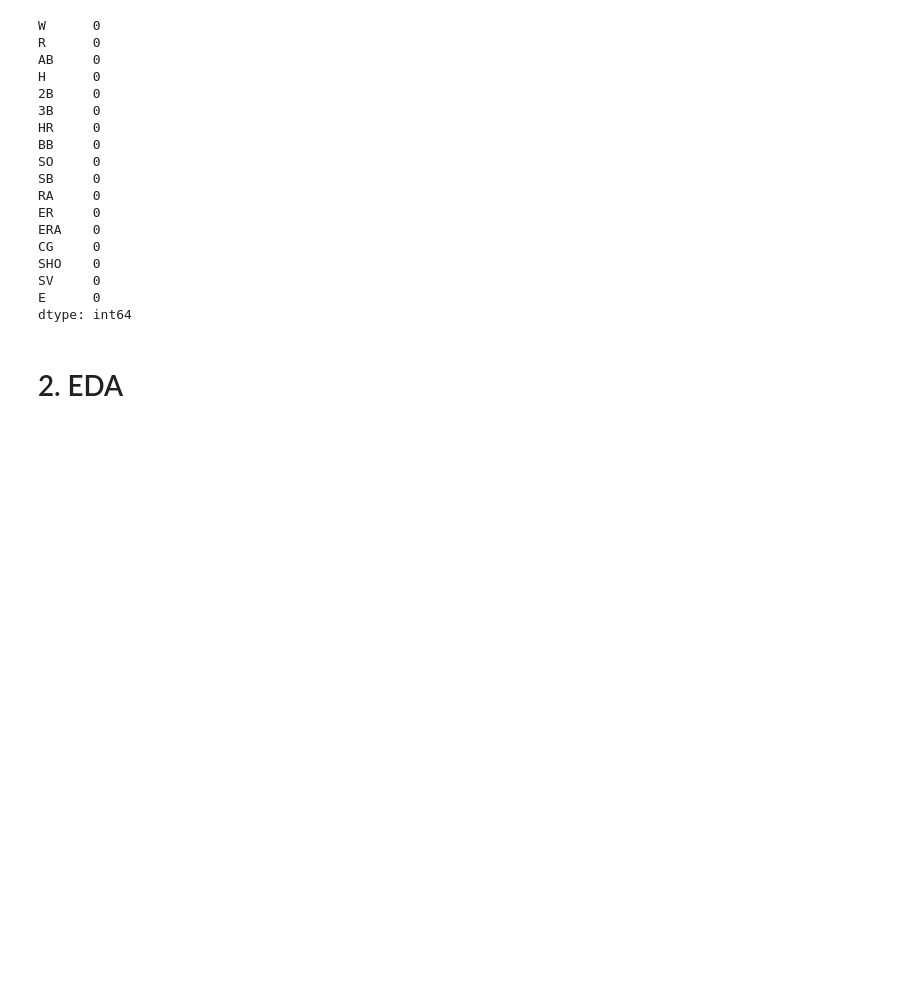
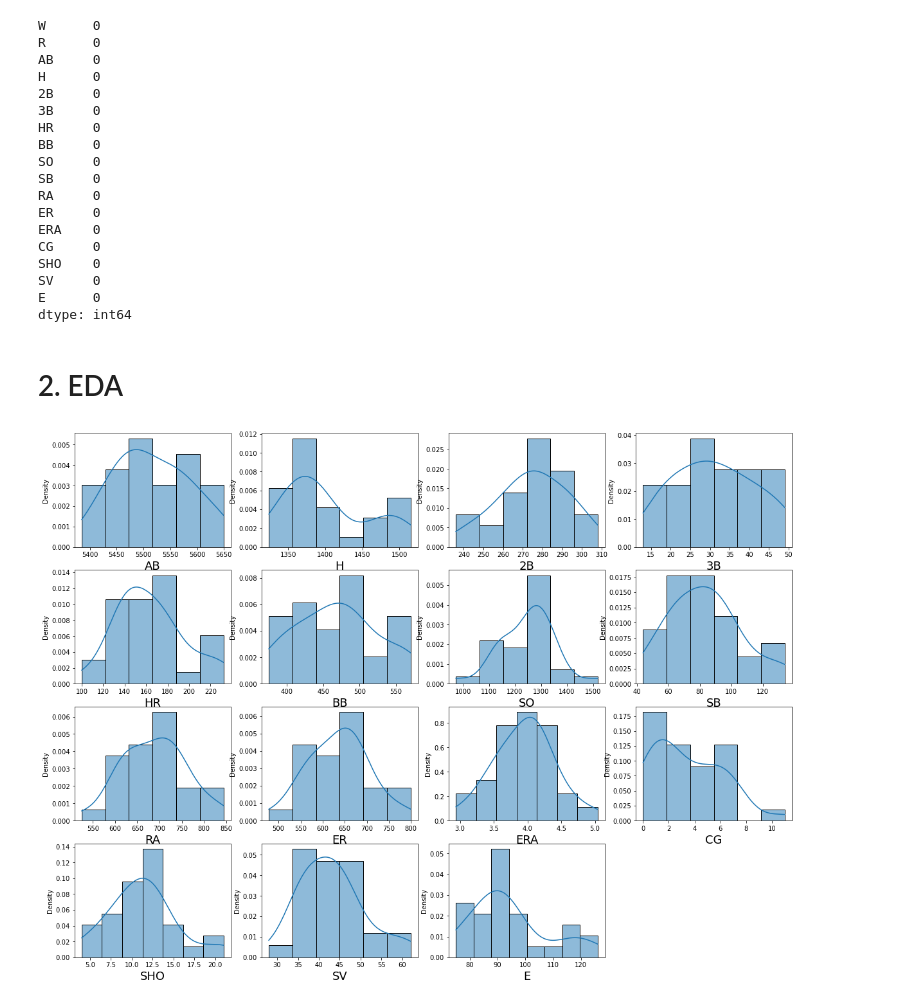
Before and after one commit to zobekenobe/DT-Evaluation-Project, a Jupyter notebook: Project 1.ipynb, the cells around one changed output. Drawn from its saved outputs; the diff is of its cells as text; code cells hidden in the pictures; blank space fills up the shorter version.

```diff
--- a/Project 1.ipynb
+++ b/Project 1.ipynb
@@ -108,0 +109,12 @@ dtype: int64
+# %%
+plt.figure(figsize = (20, 15))
+plotnumber = 1
+for col in df.columns[2:]:
+    if plotnumber<17:
+        plt.subplot(4,4,plotnumber)
+        sns.histplot(df[col], kde = True, stat = 'density')
+        plt.xlabel(col, fontsize = 18)
+    plotnumber += 1
+plt.show()
+# %% [output]
+[figure, added]
```
Also changed, not shown: parts of 8 cells of this notebook.
